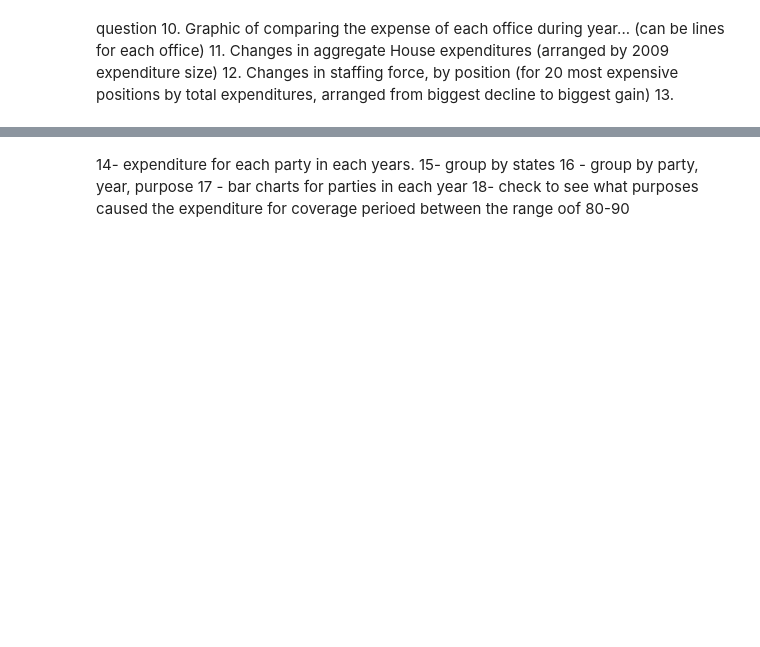
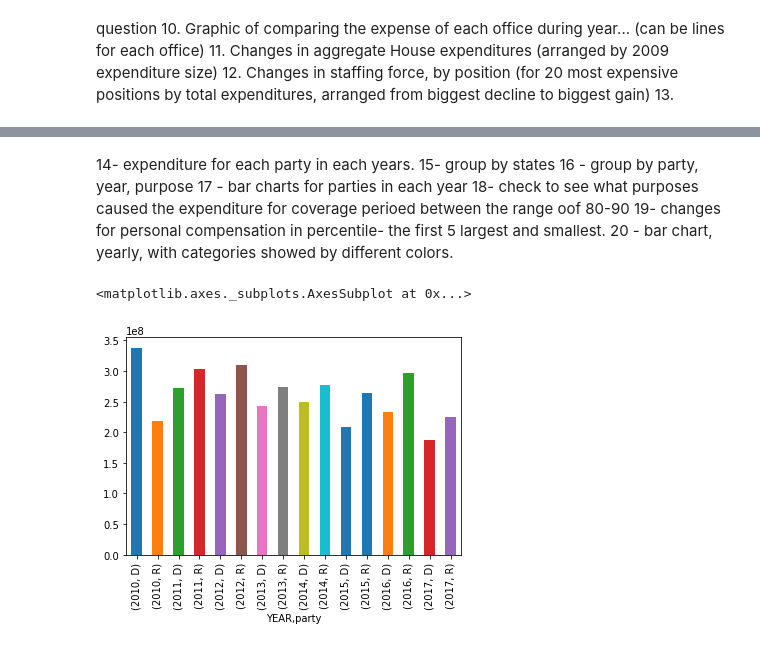
Before and after one commit to arminkhayyer/Information-Technology-Dr-Smith, a Jupyter notebook: Project2 notebook.ipynb, the cells around one changed output, grey strips where cells are left out. Saved outputs shown, nothing was run; the diff lists cells and outputs as text; code cells hidden in the pictures; blank space fills up the shorter version.

```diff
--- a/Project2 notebook.ipynb
+++ b/Project2 notebook.ipynb
@@ -189,3 +300,30 @@ df.groupby(["OFFICE"])["AMOUNT"].sum().nlargest(5)
 16 - group by party, year, purpose
 17 - bar charts for parties in each year
 18- check to see what purposes caused the expenditure for coverage perioed between the range oof 80-90
+19- changes for personal compensation in percentile- the first 5 largest and smallest.
+20 - bar chart, yearly, with categories showed by different colors.
+# %%
+#14- expenditure for each party in each years.
+unique_biodf = df.dropna(subset=["BIOGUIDE_ID"])
+unique_biodf = unique_biodf.groupby([ "YEAR","BIOGUIDE_ID"])["AMOUNT"].aggregate(['sum'])
+#unique_biodf["BIOGUIDE_ID"] = unique_biodf.index
+unique_biodf = unique_biodf.reset_index()
+legis = pd.read_csv("../legislators_updated.csv")
+
+
+def find_party(row):
+    bio = row.BIOGUIDE_ID
+    party =  legis.loc[legis.bioguide_id == bio, "party"].values
+    return str(party)[2:3]
+
+unique_biodf["party"] = unique_biodf.apply(lambda row: find_party(row), axis= 1)
+
+unique_biodf = unique_biodf.loc[unique_biodf.party != "", :]
+unique_biodf.groupby(["YEAR", "party"])["sum"].sum().plot(kind ="bar")
+
+
+
+#unique_biodf["party"] = legislators.loc[legislators.bioguide_id == df.BIOGUIDE_ID, "party"]
+# %% [output]
+<matplotlib.axes._subplots.AxesSubplot at 0x...>
+[figure, added]
```
Also changed, not shown: parts of 11 cells of this notebook, 2 other files.
